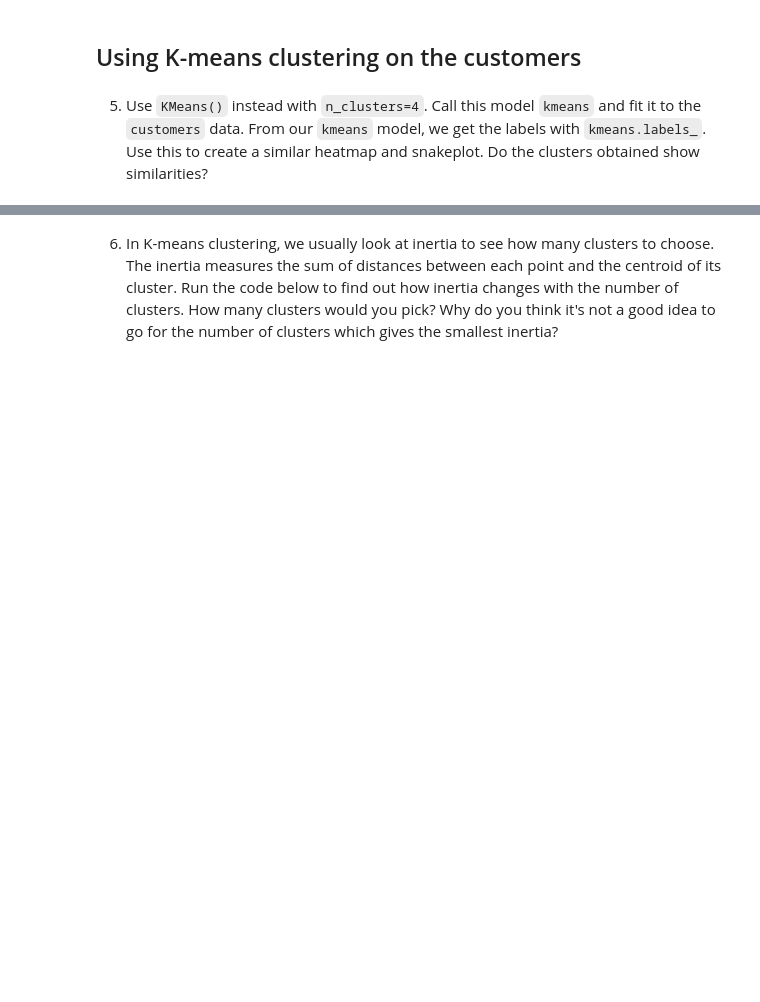
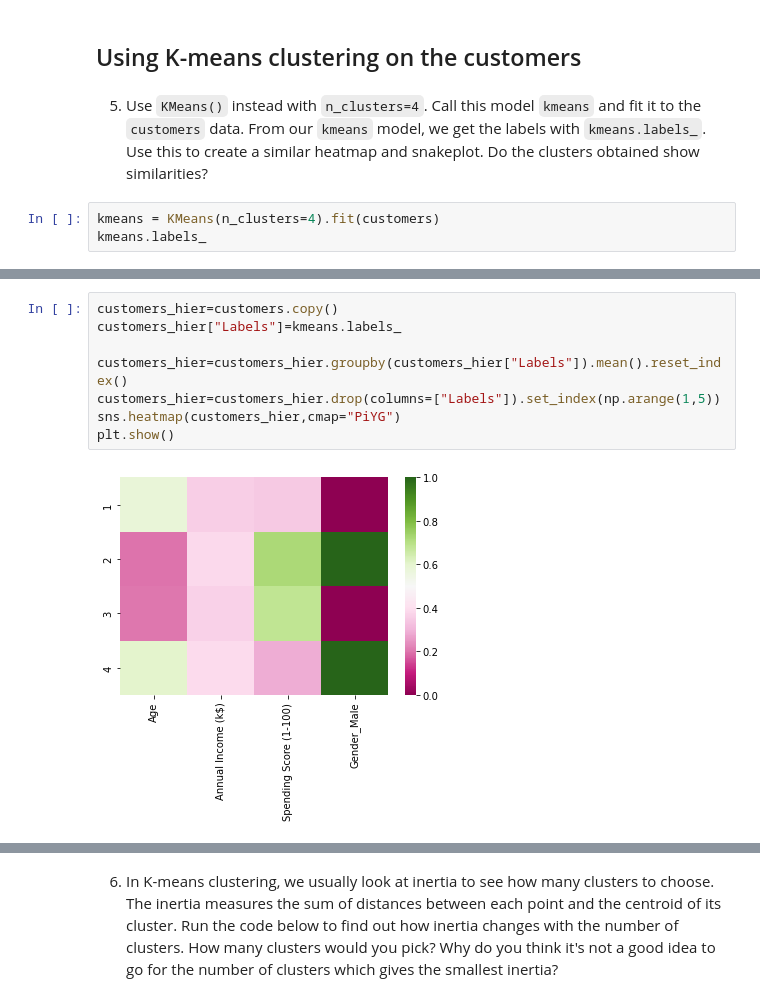
Before and after one commit to mattlim96/digi-tech-smm750, a Jupyter notebook: week09/DTVC_Week 9_Exercise notebook.ipynb, the cells around one changed output, grey strips where cells are left out. Drawn from its saved outputs; the diff is of its cells as text; blank space fills up the shorter version.

```diff
--- a/week09/DTVC_Week 9_Exercise notebook.ipynb
+++ b/week09/DTVC_Week 9_Exercise notebook.ipynb
@@ -66,3 +110,6 @@ plt.show()
 # %% [markdown]
 5. Use `KMeans()` instead with `n_clusters=4`. Call this model `kmeans` and fit it to the `customers` data.
 From our `kmeans` model, we get the labels with `kmeans.labels_`. Use this to create a similar heatmap and snakeplot. Do the clusters obtained show similarities?
+# %%
+kmeans = KMeans(n_clusters=4).fit(customers)
+kmeans.labels_
@@ -68,0 +127,10 @@ From our `kmeans` model, we get the labels with `kmeans.labels_`. Use this to cr
+# %%
+customers_hier=customers.copy()
+customers_hier["Labels"]=kmeans.labels_
+
+customers_hier=customers_hier.groupby(customers_hier["Labels"]).mean().reset_index()
+customers_hier=customers_hier.drop(columns=["Labels"]).set_index(np.arange(1,5))
+sns.heatmap(customers_hier,cmap="PiYG")
+plt.show()
+# %% [output]
+[figure, added]
```
Also changed, not shown: parts of 10 cells of this notebook, 13 other files.
